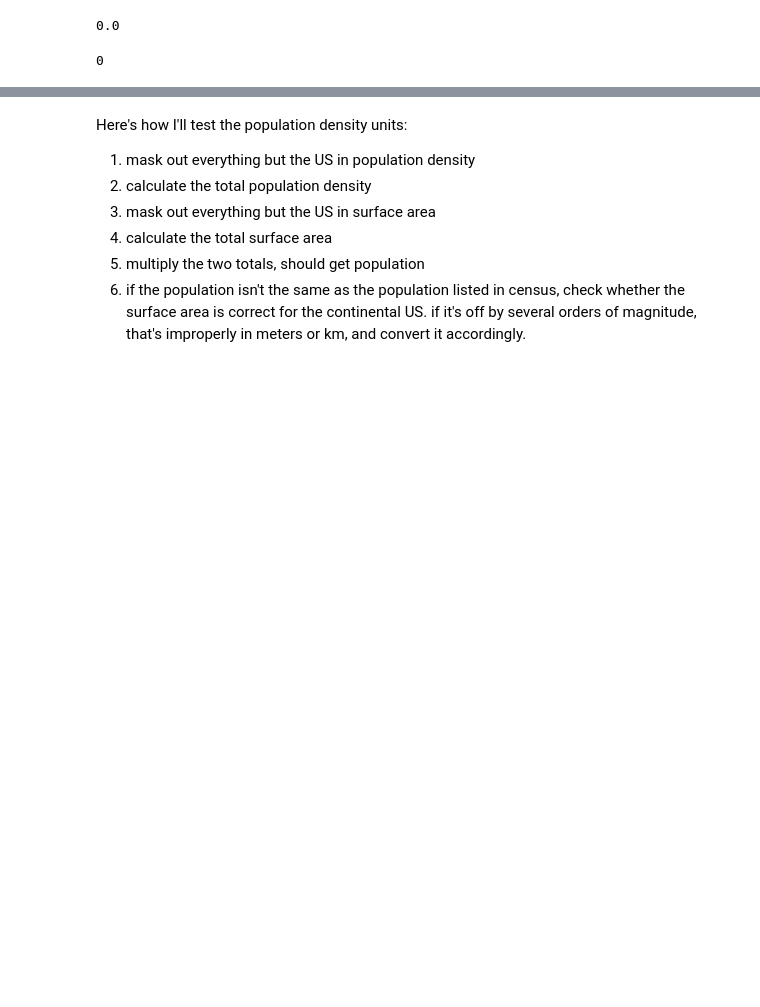
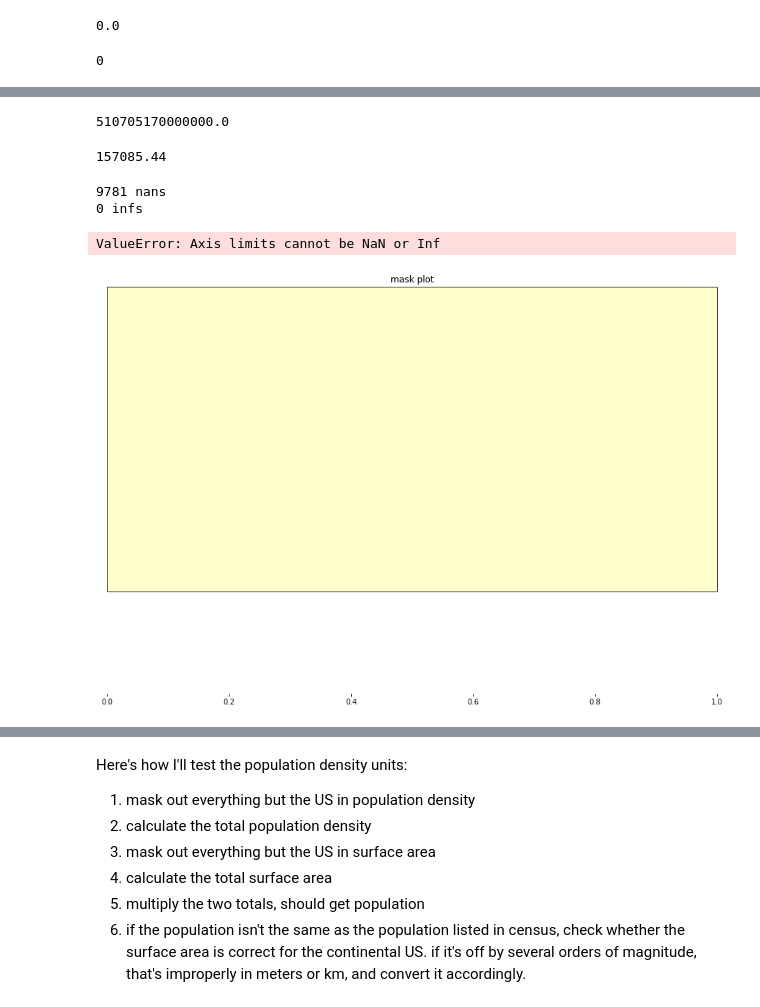
Before and after one commit to petridisha/arctic-PAHs, a Jupyter notebook: Arctic_PAHs_Analysis_SlowRxn.ipynb, the cells around one changed output, grey strips where cells are left out. Cells and saved outputs as stored; diff of their text form; code cells hidden in the pictures; blank space fills up the shorter version.

```diff
--- a/Arctic_PAHs_Analysis_SlowRxn.ipynb
+++ b/Arctic_PAHs_Analysis_SlowRxn.ipynb
@@ -432,7 +522,7 @@ BAP_masked = BAP
 for lat in range(0, lat_cube):
     for long in range(0, long_cube):
         if (mask.data[lat, long] != 4):
-            BAP_masked.data[lat, long] = float("NaN")
+            BAP_masked.data[lat, long] = float('nan')
 print(BAP_masked.data)
 # %% [output]
 [[nan nan nan ... nan nan nan]
@@ -538,0 +575,38 @@ ValueError: Axis limits cannot be NaN or Inf
+# %%
+# sanity check the total surface area, which is probably in meters (but check)
+# Iris is designed for our types of grids
+
+# sometimes latitude and longitude are specified as just 'lat' and 'long'
+# can also use iris.analysis.AVERAGE
+
+#SA.coord('latitude').guess_bounds()
+#SA.coord('longitude').guess_bounds()
+SA_total = SA.collapsed(['longitude', 'latitude'], iris.analysis.SUM)
+print(SA_total.data)
+
+# surface area is in meters, convert it later
+# %% [output]
+510705170000000.0
+# %%
+pop_dens_total = pop_dens.collapsed(['longitude', 'latitude'], iris.analysis.SUM)
+print(pop_dens_total.data)
+# %% [output]
+157085.44
+# %%
+import math
+
+counter = 0
+inf_counter = 0
+none_counter = 0
+for i in range(0, np.shape(pop_dens.data)[0]):
+    for j in range(0, np.shape(pop_dens.data)[1]):
+        if (math.isnan(pop_dens.data[i,j]) == True):
+            counter +=1
+        if (math.isinf(pop_dens.data[i,j]) == True):
+            inf_counter +=1
+
+print(counter, "nans")
+print(inf_counter, "infs")
+# %% [output]
+9781 nans
+0 infs
@@ -539,3 +621,19 @@ ValueError: Axis limits cannot be NaN or Inf
+# %%
+pop_contour = np.logspace(0.1, 1000, 100)
+pop_color = plt.cm.get_cmap('YlOrRd')
+
+dens_copy = pop_dens
+
+# _plotter(pop_dens, pop_contour, pop_color, 'population density', mask_fig_size)
+for lat in range(0, lat_cube):
+    for long in range(0, long_cube):
+        if (type(dens_copy.data[lat, long]) == np.ma.core.MaskedConstant):
+            dens_copy.data[lat, long] = 0.0
+
+_plotter(dens_copy, pop_contour, pop_color, 'population density', mask_fig_size)
+# %% [output]
+ValueError: Axis limits cannot be NaN or Inf
+[figure, added]
 # %%
 # calculate ILCR over the whole region
 
```
Also changed, not shown: parts of 25 cells of this notebook.
